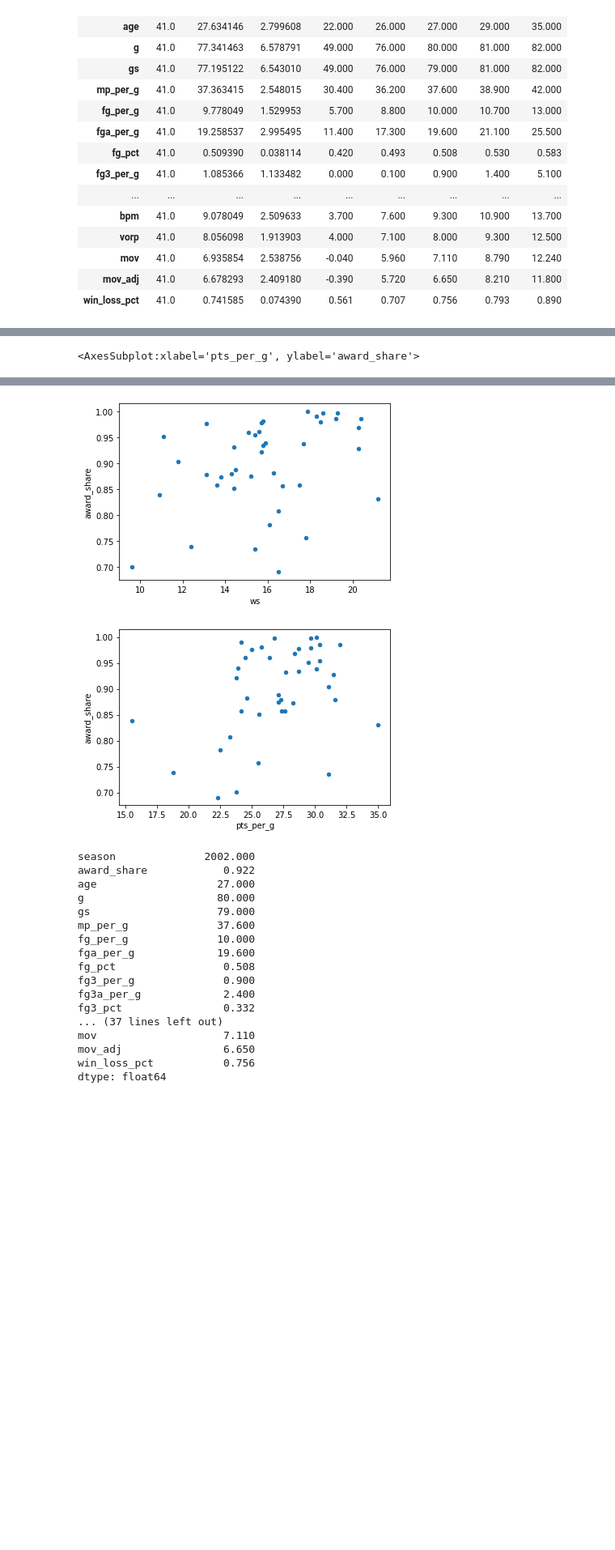
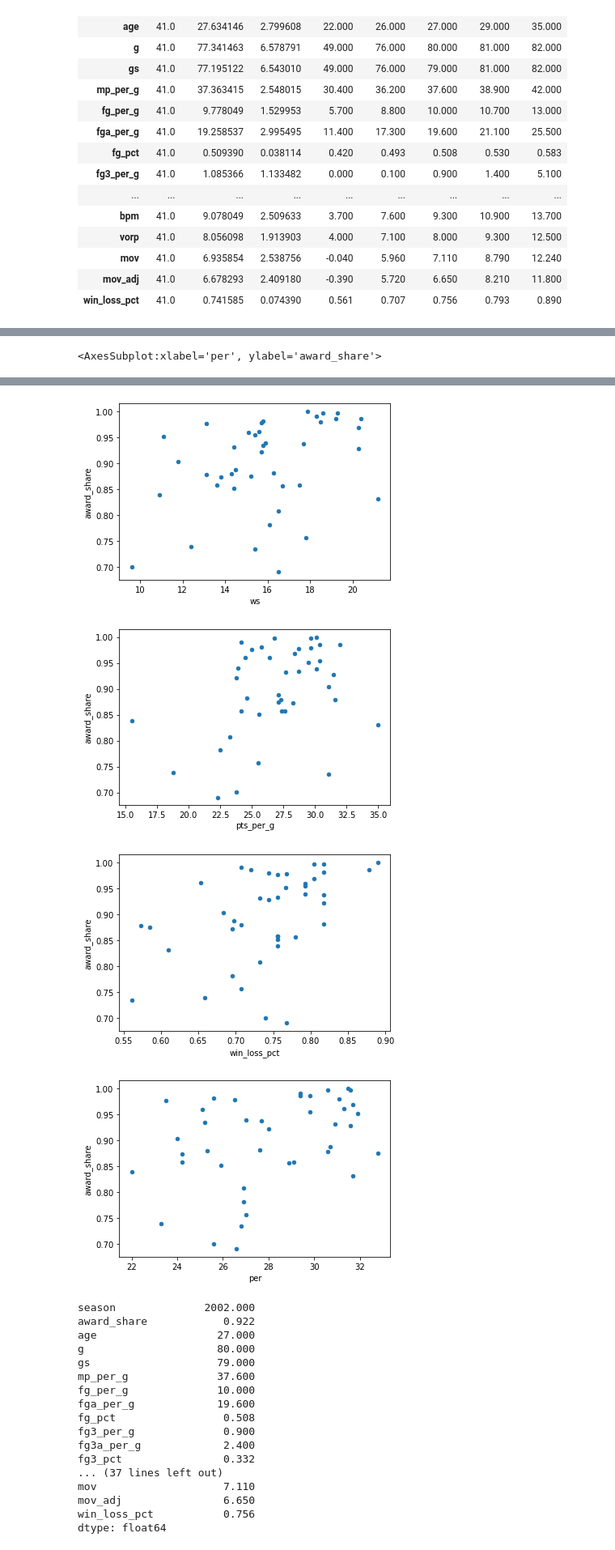
Before and after one commit to AutomationKay/Data-Science-, a Jupyter notebook: Capstone 2/notebooks/Capstone_2_DW.ipynb, the cells around one changed output, grey strips where cells are left out. Shown at 81% size. Cells and saved outputs as stored; diff of their text form; code cells hidden in the pictures; blank space fills up the shorter version.

```diff
--- a/Capstone 2/notebooks/Capstone_2_DW.ipynb
+++ b/Capstone 2/notebooks/Capstone_2_DW.ipynb
@@ -237,15 +262,19 @@ plt.subplots_adjust(hspace=0.5);
 # %%
 #Viewing key datapoints to award_share one by one
 mvp_contri.plot(x='vorp', y='award_share', kind='scatter')
 mvp_contri.plot(x='usg_pct', y='award_share', kind='scatter')
 mvp_contri.plot(x='ws', y='award_share', kind='scatter')
 mvp_contri.plot(x='pts_per_g', y='award_share', kind='scatter')
+mvp_contri.plot(x='win_loss_pct', y='award_share', kind='scatter')
+mvp_contri.plot(x='per', y='award_share', kind='scatter')
 # %% [output]
-<AxesSubplot:xlabel='pts_per_g', ylabel='award_share'>
+<AxesSubplot:xlabel='per', ylabel='award_share'>
 [figure]
 [figure]
 [figure]
 [figure]
+[figure, added]
+[figure, added]
 # %%
 mvp_stats.median()
 # %% [output]
```
Also changed, not shown: parts of 17 cells of this notebook.
